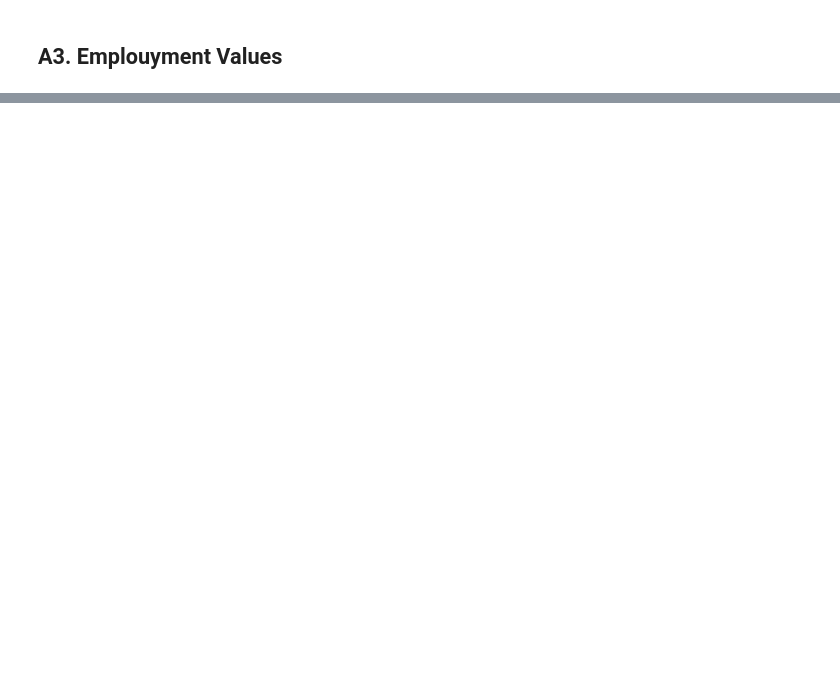
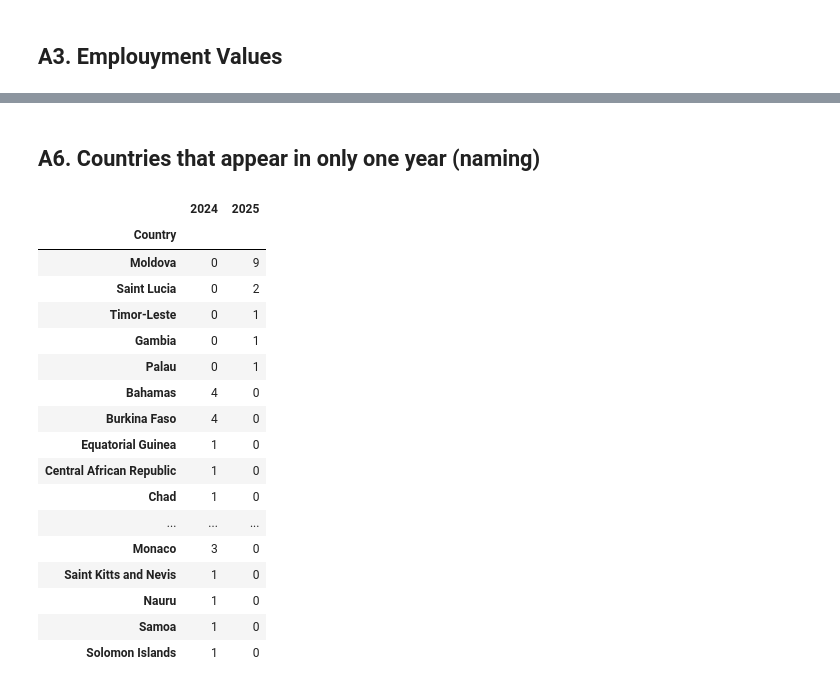
Before and after one commit to RodrigoMF545/Artificial-intelligence-and-the-labor-market, a Jupyter notebook: notebooks/cleaning.ipynb, the cells around one changed output, grey strips where cells are left out. Drawn from its saved outputs; the diff is of its cells as text; code cells hidden in the pictures; blank space fills up the shorter version.

```diff
--- a/notebooks/cleaning.ipynb
+++ b/notebooks/cleaning.ipynb
@@ -78,0 +139,23 @@ display(kept)
+# %% [markdown]
+## A6. Countries that appear in only one year (naming)
+# %%
+V.check_countries(frames)
+# %% [output]
+|  | 2024 | 2025 |
+| Country |  |  |
+| Moldova | 0 | 9 |
+| Saint Lucia | 0 | 2 |
+| Timor-Leste | 0 | 1 |
+| Gambia | 0 | 1 |
+| Palau | 0 | 1 |
+| Bahamas | 4 | 0 |
+| Burkina Faso | 4 | 0 |
+| Equatorial Guinea | 1 | 0 |
+| Central African Republic | 1 | 0 |
+| Chad | 1 | 0 |
+| ... | ... | ... |
+| Monaco | 3 | 0 |
+| Saint Kitts and Nevis | 1 | 0 |
+| Nauru | 1 | 0 |
+| Samoa | 1 | 0 |
+| Solomon Islands | 1 | 0 |
```
Also changed, not shown: parts of 23 cells of this notebook, 8 other files.
